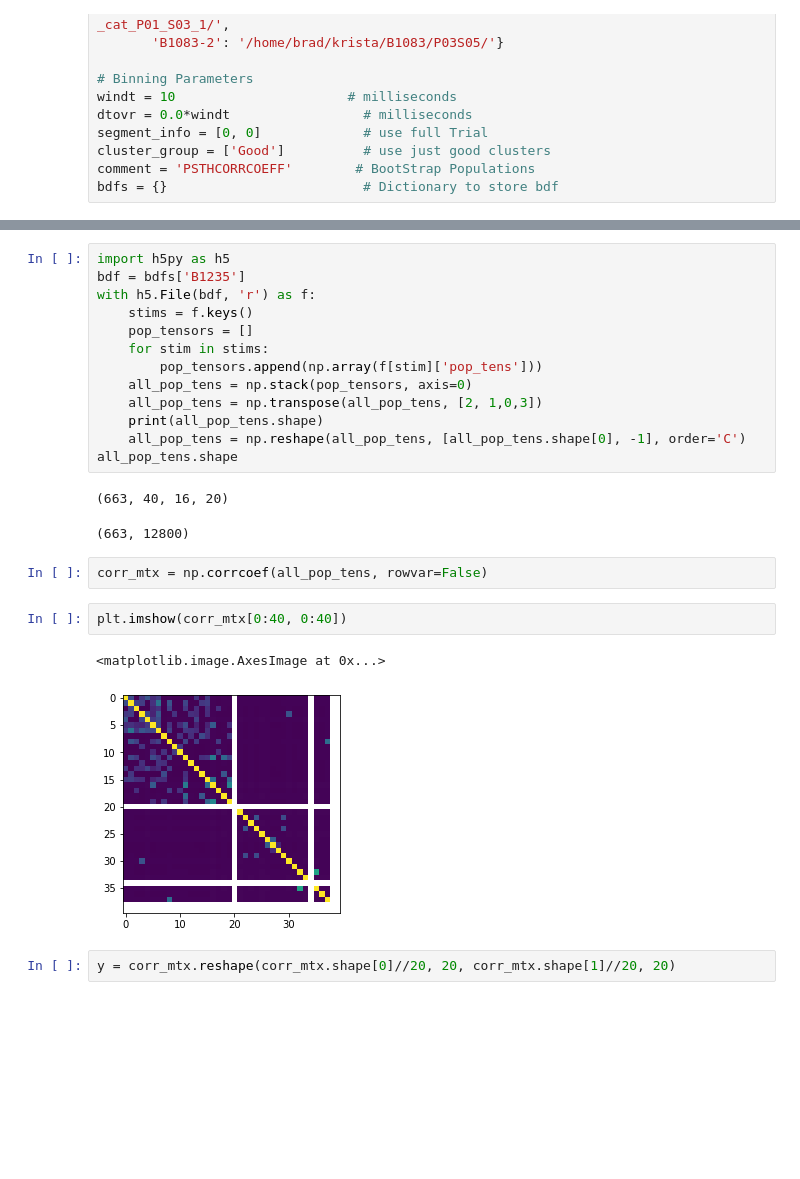
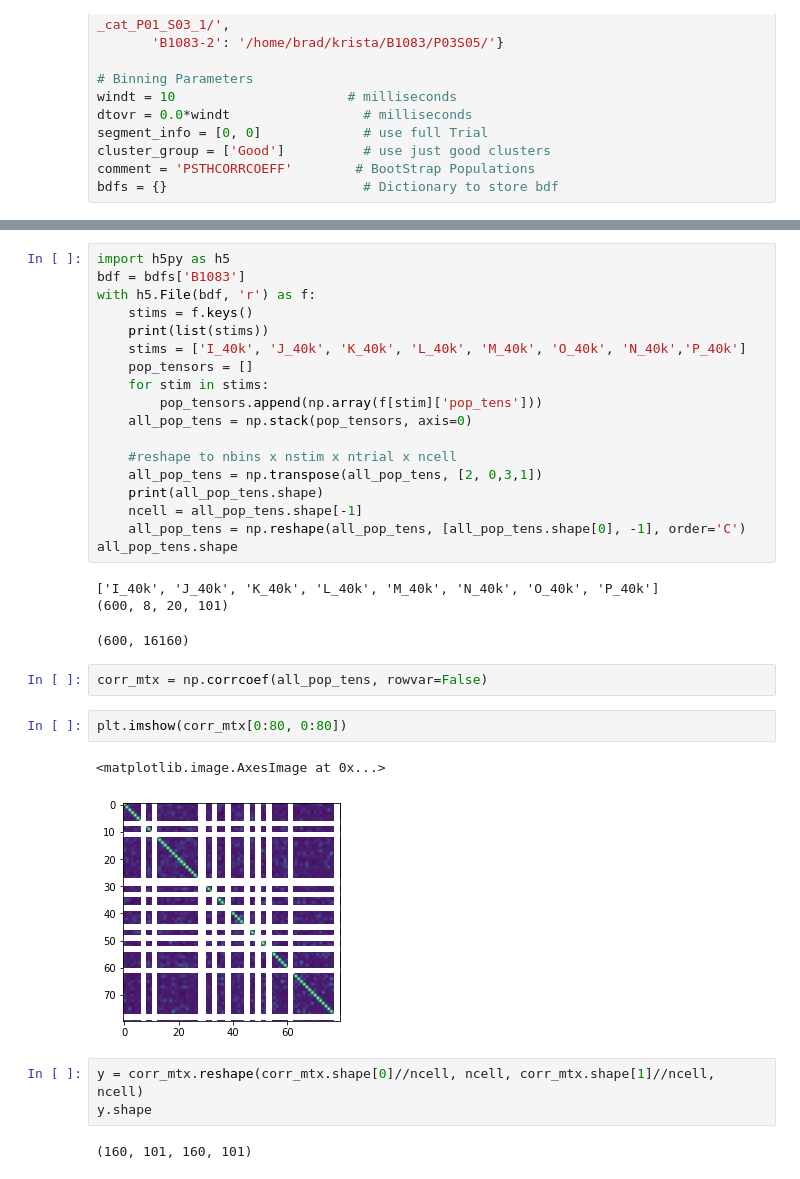
Before and after one commit to theilmbh/NeuralTDA, a Jupyter notebook: notebooks/Revisions/PSTH_CorrCoeff_Matrix.ipynb, the cells around one changed output, grey strips where cells are left out. Saved outputs shown, nothing was run; the diff lists cells and outputs as text; blank space fills up the shorter version.

```diff
--- a/notebooks/Revisions/PSTH_CorrCoeff_Matrix.ipynb
+++ b/notebooks/Revisions/PSTH_CorrCoeff_Matrix.ipynb
@@ -77,29 +65,38 @@ nwins = 600
 /home/brad/krista/B1075/P01S03/binned_data/win-10_dtovr-0.0_seg-0-0-PSTHCORRCOEFF/20200602T174059Z-10-0.0.binned
 # %%
 import h5py as h5
-bdf = bdfs['B1235']
+bdf = bdfs['B1083']
 with h5.File(bdf, 'r') as f:
     stims = f.keys()
+    print(list(stims))
+    stims = ['I_40k', 'J_40k', 'K_40k', 'L_40k', 'M_40k', 'O_40k', 'N_40k','P_40k']
     pop_tensors = []
     for stim in stims:
         pop_tensors.append(np.array(f[stim]['pop_tens']))
     all_pop_tens = np.stack(pop_tensors, axis=0)
-    all_pop_tens = np.transpose(all_pop_tens, [2, 1,0,3])
+
+    #reshape to nbins x nstim x ntrial x ncell
+    all_pop_tens = np.transpose(all_pop_tens, [2, 0,3,1])
     print(all_pop_tens.shape)
+    ncell = all_pop_tens.shape[-1]
     all_pop_tens = np.reshape(all_pop_tens, [all_pop_tens.shape[0], -1], order='C')
 all_pop_tens.shape
 # %% [output]
-(663, 40, 16, 20)
+['I_40k', 'J_40k', 'K_40k', 'L_40k', 'M_40k', 'N_40k', 'O_40k', 'P_40k']
+(600, 8, 20, 101)
-(663, 12800)
+(600, 16160)
 # %%
 corr_mtx = np.corrcoef(all_pop_tens, rowvar=False)
 # %%
-plt.imshow(corr_mtx[0:40, 0:40])
+plt.imshow(corr_mtx[0:80, 0:80])
 # %% [output]
 <matplotlib.image.AxesImage at 0x...>
-[figure, old version]
+[figure, new version]
 # %%
-y = corr_mtx.reshape(corr_mtx.shape[0]//20, 20, corr_mtx.shape[1]//20, 20)
+y = corr_mtx.reshape(corr_mtx.shape[0]//ncell, ncell, corr_mtx.shape[1]//ncell, ncell)
+y.shape
+# %% [output]
+(160, 101, 160, 101)
 # %%
 avg = np.nanmean(y, axis=(1,3))
 avg.shape
```
Also changed, not shown: parts of 6 cells of this notebook.
